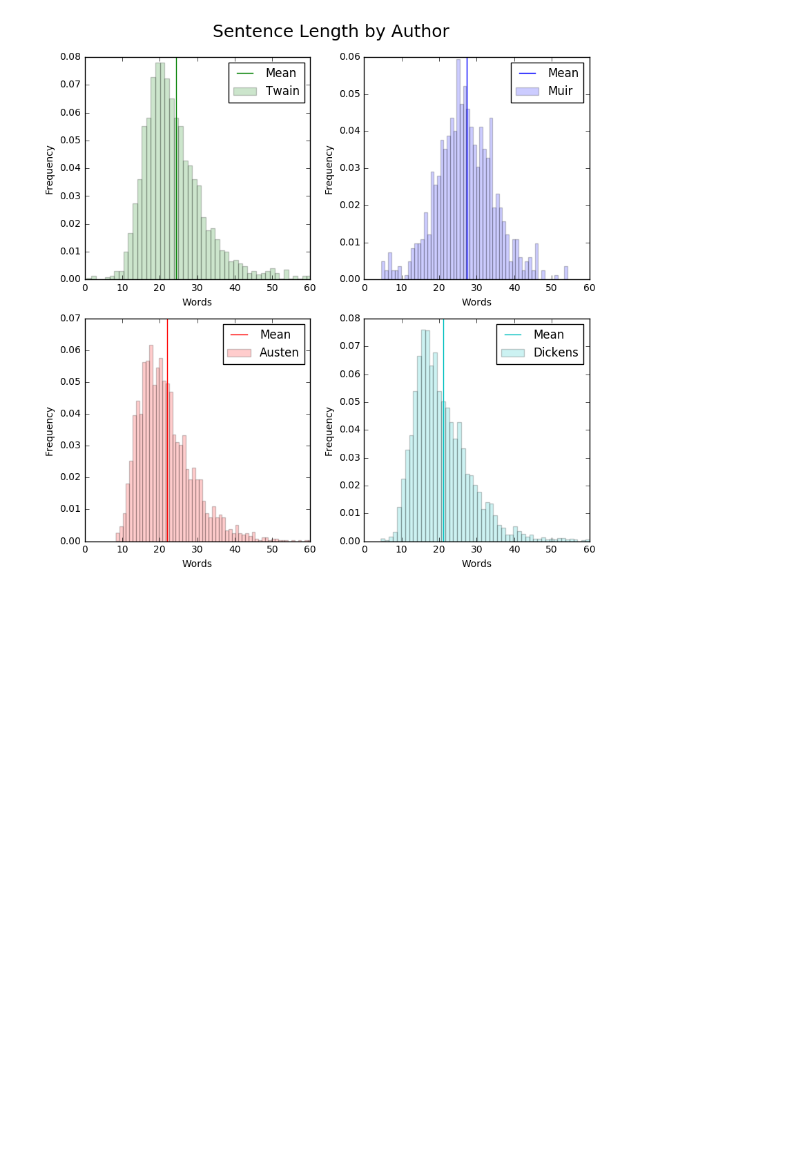
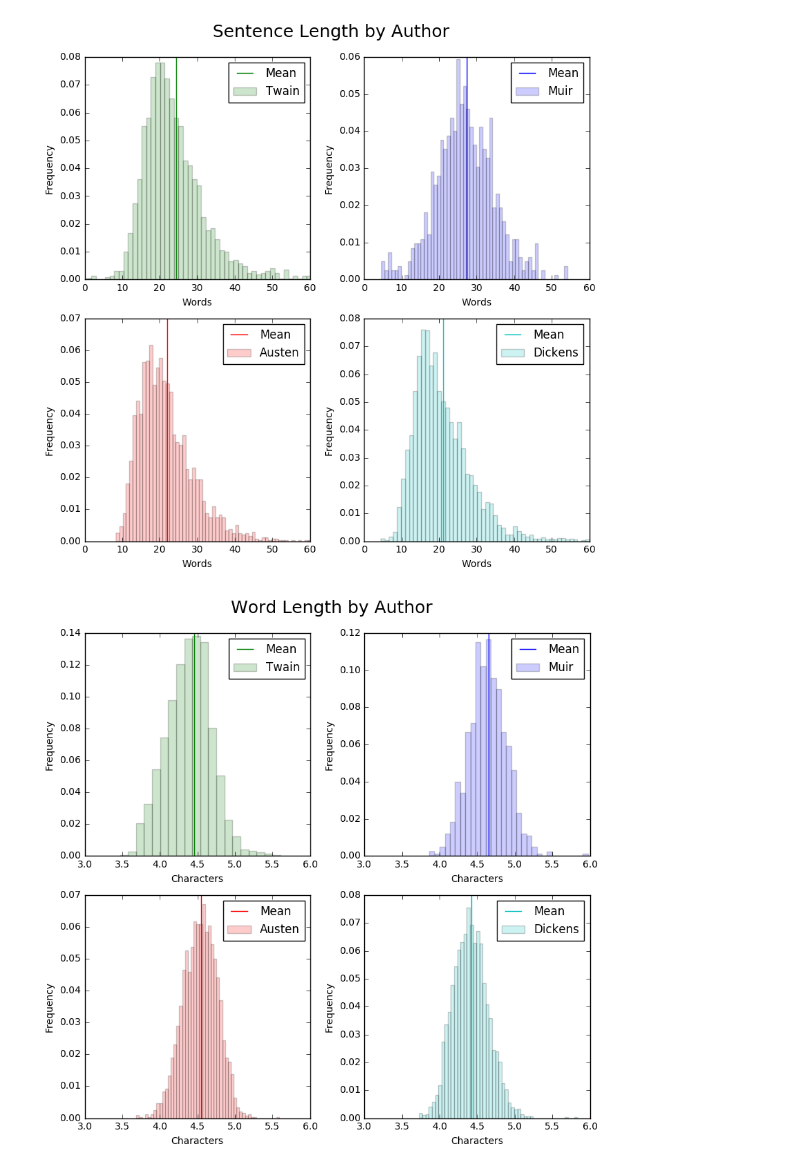
Before and after one commit to fangzhimeng/spark_nlp, a Jupyter notebook: NickAuthorRecognitionViz.ipynb, the cells around one changed output. Drawn from its saved outputs; the diff is of its cells as text; code cells hidden in the pictures; blank space fills up the shorter version.

Commit message:
update hist functions and add new hist

```diff
--- a/NickAuthorRecognitionViz.ipynb
+++ b/NickAuthorRecognitionViz.ipynb
@@ -138,12 +138,12 @@ sqlDF.show(20)
 +--------------+-----------------+------------------+------------------+------------------+
 # %%
 
-sqlDFTwain = spark.sql("SELECT character_count, word_count, sent_length FROM excerpts WHERE author = 'MarkTwain' AND sent_length <=100")
-sqlDFMuir = spark.sql("SELECT character_count, word_count, sent_length FROM excerpts WHERE author = 'JohnMuir' AND sent_length <=100")
-sqlDFAusten = spark.sql("SELECT character_count, word_count, sent_length FROM excerpts WHERE author = 'JaneAusten' AND sent_length <=100")
-sqlDFDickens = spark.sql("SELECT character_count, word_count, sent_length FROM excerpts WHERE author = 'CharlesDickens' AND sent_length <=100")
+sqlDFTwain = spark.sql("SELECT character_count, avg_wordlen, word_count, sent_length FROM excerpts WHERE author = 'MarkTwain' AND sent_length <=100")
+sqlDFMuir = spark.sql("SELECT character_count, avg_wordlen, word_count, sent_length FROM excerpts WHERE author = 'JohnMuir' AND sent_length <=100")
+sqlDFAusten = spark.sql("SELECT character_count, avg_wordlen, word_count, sent_length FROM excerpts WHERE author = 'JaneAusten' AND sent_length <=100")
+sqlDFDickens = spark.sql("SELECT character_count, avg_wordlen, word_count, sent_length FROM excerpts WHERE author = 'CharlesDickens' AND sent_length <=100")
 # %%
-def make_plots(DFs, col, bins, title, colors, x_lim, x_lab, authors):
+def make_plots(DFs, col, bins, title, colors, x_lab, authors, x_lim=None):
     plt.subplots(4,4,sharex=True, sharey=True, figsize=(8,8))
     plt.tight_layout()
     plt.subplots_adjust(top=0.92)
@@ -158,12 +158,12 @@ def make_hist(DF, col, bins, color, x_lim, i, x_lab, author):
                                 list(test_histogram)[1]),columns=['Bin','Frequency'])
     plt.subplot(2,2,i+1)
     weights = temp_df.Frequency/temp_df.Frequency.sum()
-    plt.hist(temp_df.Bin, 75, weights=weights, color=color,
+    plt.hist(temp_df.Bin, bins, weights=weights, color=color,
              alpha=0.2, label=author)
     # Find mean sentence length
     x_val = DF.select(sql_mean(col)).select('avg('+col+')').head()[0]
     plt.axvline(x=x_val, color=color, label="Mean")
     plt.xlabel(x_lab)
     plt.ylabel("Frequency")
-    plt.xlim((0, x_lim))
+    plt.xlim(x_lim)
     plt.legend();
@@ -177,2 +179,9 @@ make_plots(DFs=DFs, col='sent_length', bins=75, title='Sentence Length by Author
 # %% [output]
 [figure]
+# %%
+# Make Word Length Histograms
+
+make_plots(DFs=DFs, col='avg_wordlen', bins=50, title='Word Length by Author',
+           colors=colors, x_lim=(3,6), x_lab="Characters", authors=authors)
+# %% [output]
+[figure, added]
```
Also changed, not shown: parts of 2 cells of this notebook.
